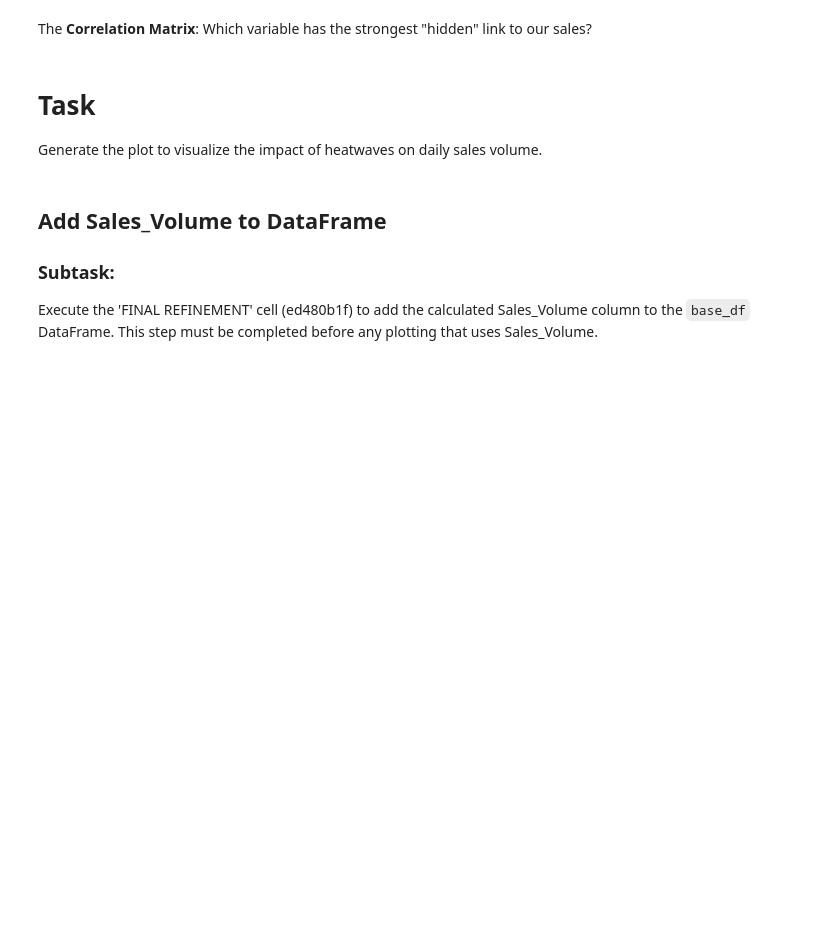
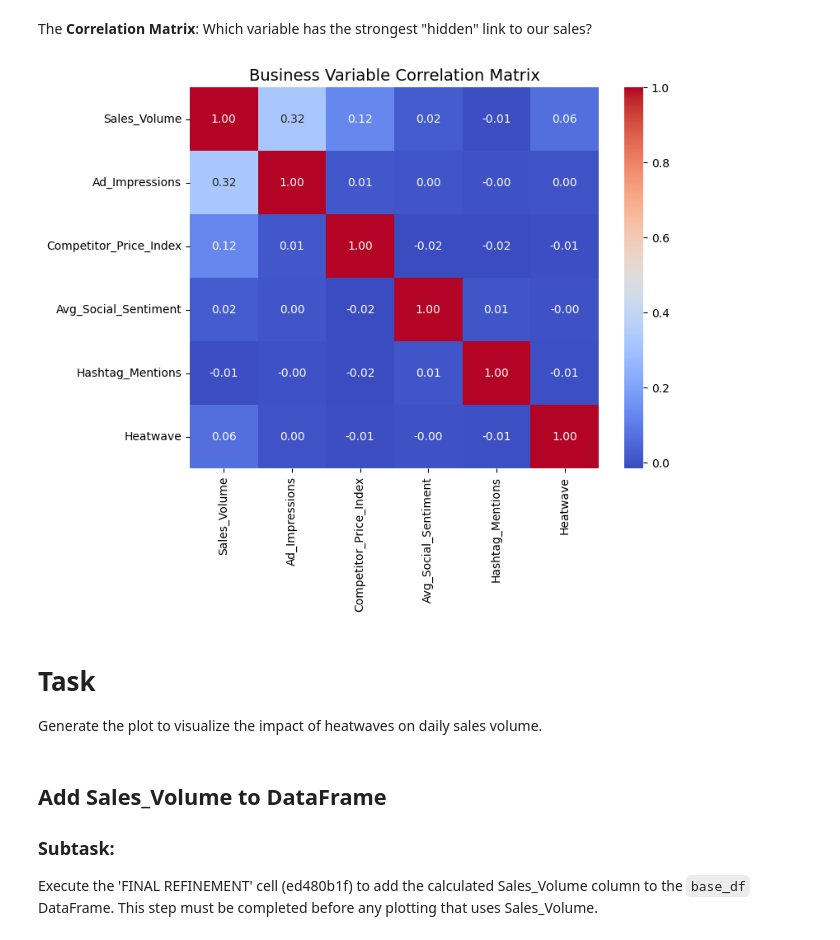
Before and after one commit to biswaskc57/marketing-trends-and-data-analysing, a Jupyter notebook: ch1_coca_cola_data_students.ipynb, the cells around one changed output. Saved outputs shown, nothing was run; the diff lists cells and outputs as text; code cells hidden in the pictures; blank space fills up the shorter version.

```diff
--- a/ch1_coca_cola_data_students.ipynb
+++ b/ch1_coca_cola_data_students.ipynb
@@ -895,11 +904,13 @@ The **Correlation Matrix**: Which variable has the strongest "hidden" link to ou
 # %%
 # Visualization Example 5: The Business "Drivers"
 plt.figure(figsize=(8, 6))
-cols_of_interest = ['Sales_Volume', 'Ad_Impressions', 'Competitor_Price_Index', 'Avg_Social_Sentiment', 'Hashtag_Mentions']
+cols_of_interest = ['Sales_Volume', 'Ad_Impressions', 'Competitor_Price_Index', 'Avg_Social_Sentiment', 'Hashtag_Mentions', 'Heatwave']
 correlation_matrix = base_df[cols_of_interest].corr()
 sns.heatmap(correlation_matrix, annot=True, cmap='coolwarm', fmt=".2f")
 plt.title('Business Variable Correlation Matrix', fontsize=14)
 plt.show()
+# %% [output]
+[figure, added]
 # %% [markdown]
 # Task
 Generate the plot to visualize the impact of heatwaves on daily sales volume.
```
Also changed, not shown: parts of 24 cells of this notebook.
